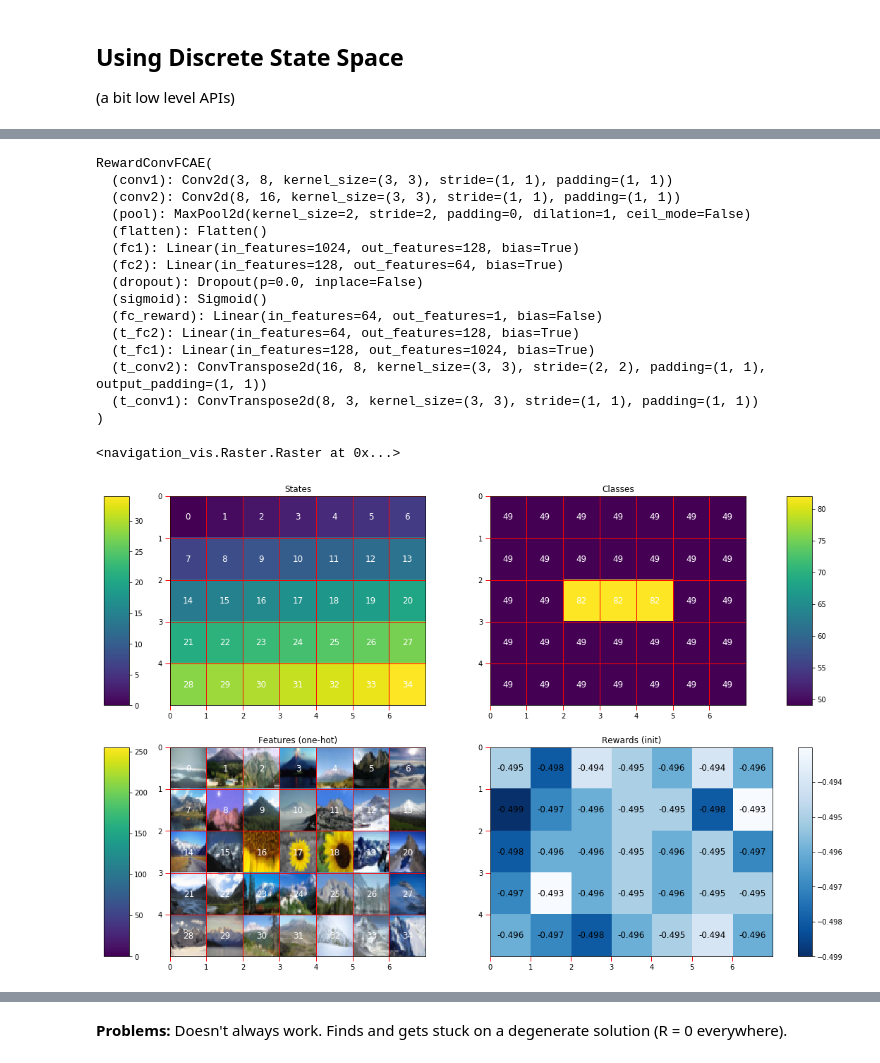
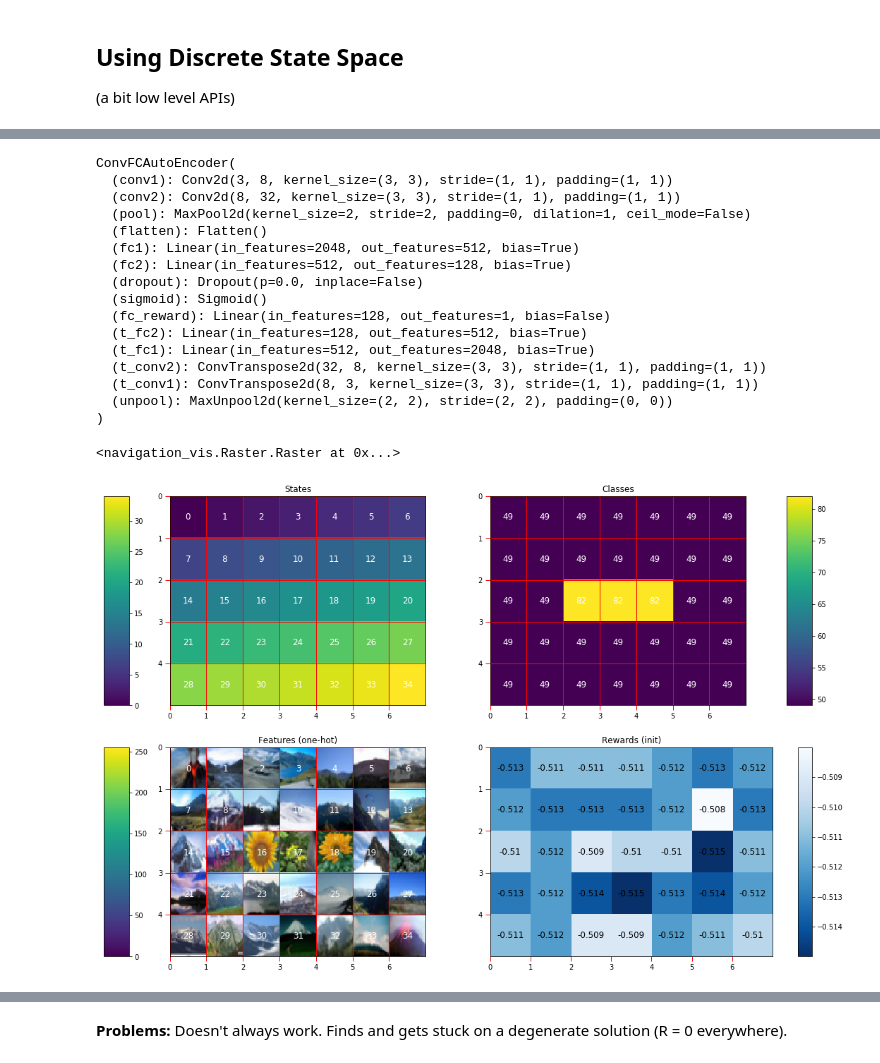
Before and after one commit to yrevar/InverseRL, a Jupyter notebook: mlirl_gridworld_5x7_img.ipynb, the cells around one changed output, grey strips where cells are left out. Saved outputs shown, nothing was run; the diff lists cells and outputs as text; code cells hidden in the pictures.

```diff
--- a/mlirl_gridworld_5x7_img.ipynb
+++ b/mlirl_gridworld_5x7_img.ipynb
@@ -86,42 +86,43 @@ NvPlotter(S).plot_rewards(
 # %%
 PHI = torch.FloatTensor(S.features()).permute(0,3,1,2) / 255.
-R_model = RewardConvFCAE(PHI[0].shape, fc1_in=1024, lr=0.005, weight_decay=0.)
+R_model = ConvFCAutoEncoder(PHI[0].shape, z_dim=128, lr=0.005, weight_decay=0.)
 print(R_model)
 
 plt.figure(figsize=(18,12))
 plt.subplot(2,2,1)
 NvPlotter(S).plot_states(
     cmap=cm.viridis, ann_col="white",
     title="States").colorbar(where="left", pad=0.8, size="10%").grid()
 plt.subplot(2,2,2)
 NvPlotter(S).plot_classes(
     cmap=cm.viridis, ann_col="white",
     title="Classes").colorbar(where="right", pad=0.8, size="10%").grid()
 plt.subplot(2,2,3)
 NvPlotter(S).plot_features(
     ann=S.idxs.flatten(), cmap=cm.viridis, ann_col="white",
     title="Features (one-hot)").colorbar(where="left", pad=0.8, size="10%").grid()
 plt.subplot(2,2,4)
 NvPlotter(S).plot_array(R_model(PHI).detach().numpy().round(3),
                            cmap=cm.Blues_r, title="Rewards (init)").colorbar(where="right", pad=0.5)
 # %% [output]
-RewardConvFCAE(
+ConvFCAutoEncoder(
   (conv1): Conv2d(3, 8, kernel_size=(3, 3), stride=(1, 1), padding=(1, 1))
-  (conv2): Conv2d(8, 16, kernel_size=(3, 3), stride=(1, 1), padding=(1, 1))
+  (conv2): Conv2d(8, 32, kernel_size=(3, 3), stride=(1, 1), padding=(1, 1))
   (pool): MaxPool2d(kernel_size=2, stride=2, padding=0, dilation=1, ceil_mode=False)
   (flatten): Flatten()
-  (fc1): Linear(in_features=1024, out_features=128, bias=True)
-  (fc2): Linear(in_features=128, out_features=64, bias=True)
+  (fc1): Linear(in_features=2048, out_features=512, bias=True)
+  (fc2): Linear(in_features=512, out_features=128, bias=True)
   (dropout): Dropout(p=0.0, inplace=False)
   (sigmoid): Sigmoid()
-  (fc_reward): Linear(in_features=64, out_features=1, bias=False)
-  (t_fc2): Linear(in_features=64, out_features=128, bias=True)
-  (t_fc1): Linear(in_features=128, out_features=1024, bias=True)
-  (t_conv2): ConvTranspose2d(16, 8, kernel_size=(3, 3), stride=(2, 2), padding=(1, 1), output_padding=(1, 1))
+  (fc_reward): Linear(in_features=128, out_features=1, bias=False)
+  (t_fc2): Linear(in_features=128, out_features=512, bias=True)
+  (t_fc1): Linear(in_features=512, out_features=2048, bias=True)
+  (t_conv2): ConvTranspose2d(32, 8, kernel_size=(3, 3), stride=(1, 1), padding=(1, 1))
   (t_conv1): ConvTranspose2d(8, 3, kernel_size=(3, 3), stride=(1, 1), padding=(1, 1))
+  (unpool): MaxUnpool2d(kernel_size=(2, 2), stride=(2, 2), padding=(0, 0))
 )
 <navigation_vis.Raster.Raster at 0x...>
-[figure, old version]
+[figure, new version]
 # %%
 # # T.ACTIONS: ['U', 'D', 'L', 'R']
 # Sk = S.at_loc((2,2))
```
Also changed, not shown: parts of 10 cells of this notebook, 9 other files.
